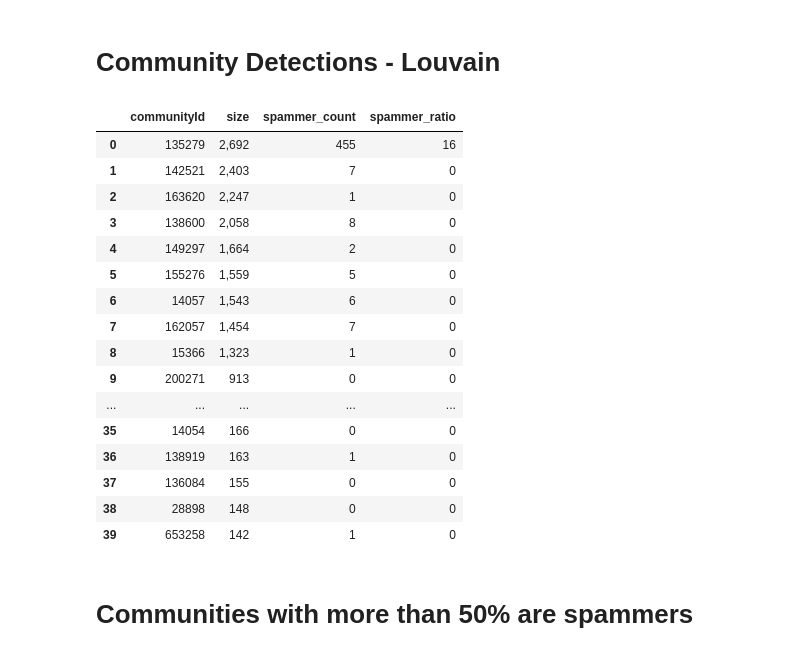
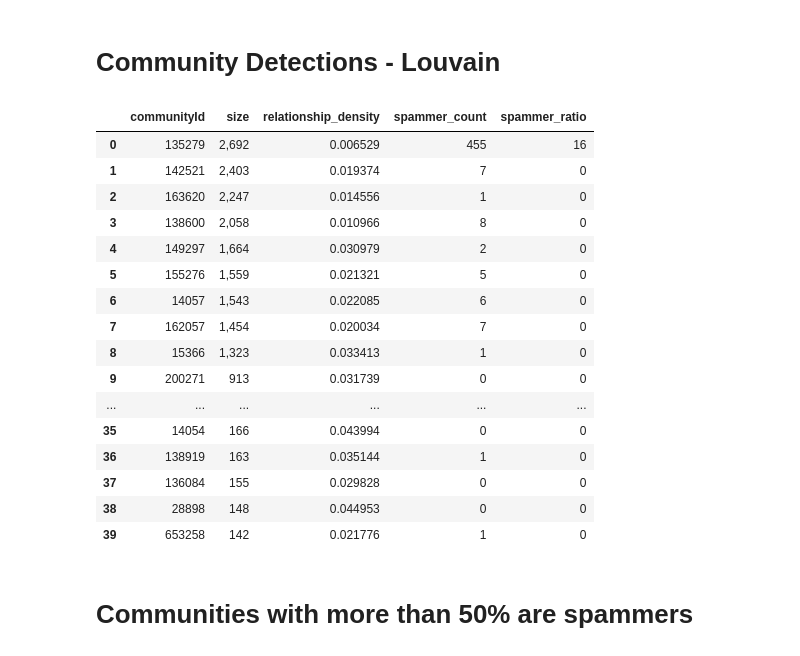
Before and after one commit to mananai/NODES2022-AnalyzingSpammers, a Jupyter notebook: TwitterSpammer.ipynb, the cells around one changed output. Cells and saved outputs as stored; diff of their text form; code cells hidden in the pictures.

```diff
--- a/TwitterSpammer.ipynb
+++ b/TwitterSpammer.ipynb
@@ -241,25 +244,25 @@ with driver.session() as session:
 # %%
 louvainDf.style.format({
     "size": "{:,.0f}",
-}).highlight_max(['spammer_count', 'spammer_ratio'], color='red')
+}).highlight_max(['relationship_density','spammer_count', 'spammer_ratio'], color='red')
 # %% [output]
-|  | communityId | size | spammer_count | spammer_ratio |
-| 0 | 135279 | 2,692 | 455 | 16 |
-| 1 | 142521 | 2,403 | 7 | 0 |
-| 2 | 163620 | 2,247 | 1 | 0 |
-| 3 | 138600 | 2,058 | 8 | 0 |
-| 4 | 149297 | 1,664 | 2 | 0 |
-| 5 | 155276 | 1,559 | 5 | 0 |
-| 6 | 14057 | 1,543 | 6 | 0 |
-| 7 | 162057 | 1,454 | 7 | 0 |
-| 8 | 15366 | 1,323 | 1 | 0 |
-| 9 | 200271 | 913 | 0 | 0 |
-| ... | ... | ... | ... | ... |
-| 35 | 14054 | 166 | 0 | 0 |
-| 36 | 138919 | 163 | 1 | 0 |
-| 37 | 136084 | 155 | 0 | 0 |
-| 38 | 28898 | 148 | 0 | 0 |
-| 39 | 653258 | 142 | 1 | 0 |
+|  | communityId | size | relationship_density | spammer_count | spammer_ratio |
+| 0 | 135279 | 2,692 | 0.006529 | 455 | 16 |
+| 1 | 142521 | 2,403 | 0.019374 | 7 | 0 |
+| 2 | 163620 | 2,247 | 0.014556 | 1 | 0 |
+| 3 | 138600 | 2,058 | 0.010966 | 8 | 0 |
+| 4 | 149297 | 1,664 | 0.030979 | 2 | 0 |
+| 5 | 155276 | 1,559 | 0.021321 | 5 | 0 |
+| 6 | 14057 | 1,543 | 0.022085 | 6 | 0 |
+| 7 | 162057 | 1,454 | 0.020034 | 7 | 0 |
+| 8 | 15366 | 1,323 | 0.033413 | 1 | 0 |
+| 9 | 200271 | 913 | 0.031739 | 0 | 0 |
+| ... | ... | ... | ... | ... | ... |
+| 35 | 14054 | 166 | 0.043994 | 0 | 0 |
+| 36 | 138919 | 163 | 0.035144 | 1 | 0 |
+| 37 | 136084 | 155 | 0.029828 | 0 | 0 |
+| 38 | 28898 | 148 | 0.044953 | 0 | 0 |
+| 39 | 653258 | 142 | 0.021776 | 1 | 0 |
 # %% [markdown]
 # Communities with more than 50% are spammers
 # %%
```
Also changed, not shown: parts of 3 cells of this notebook.
